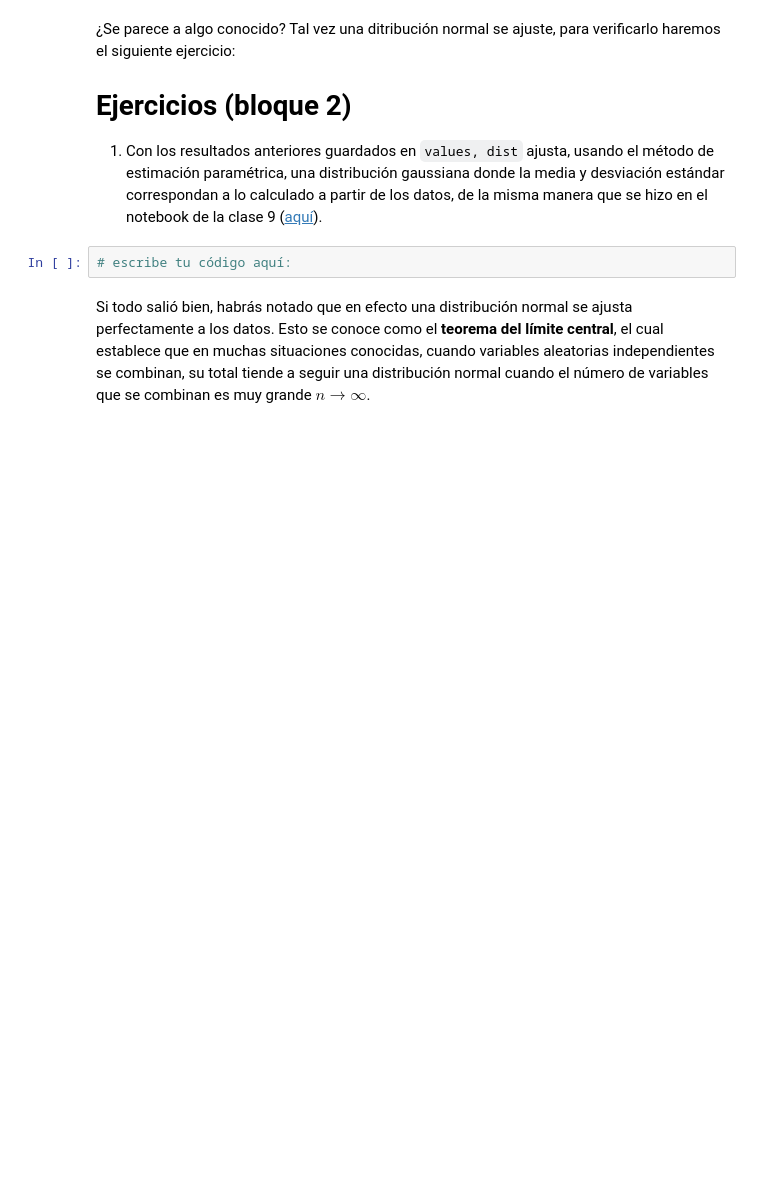
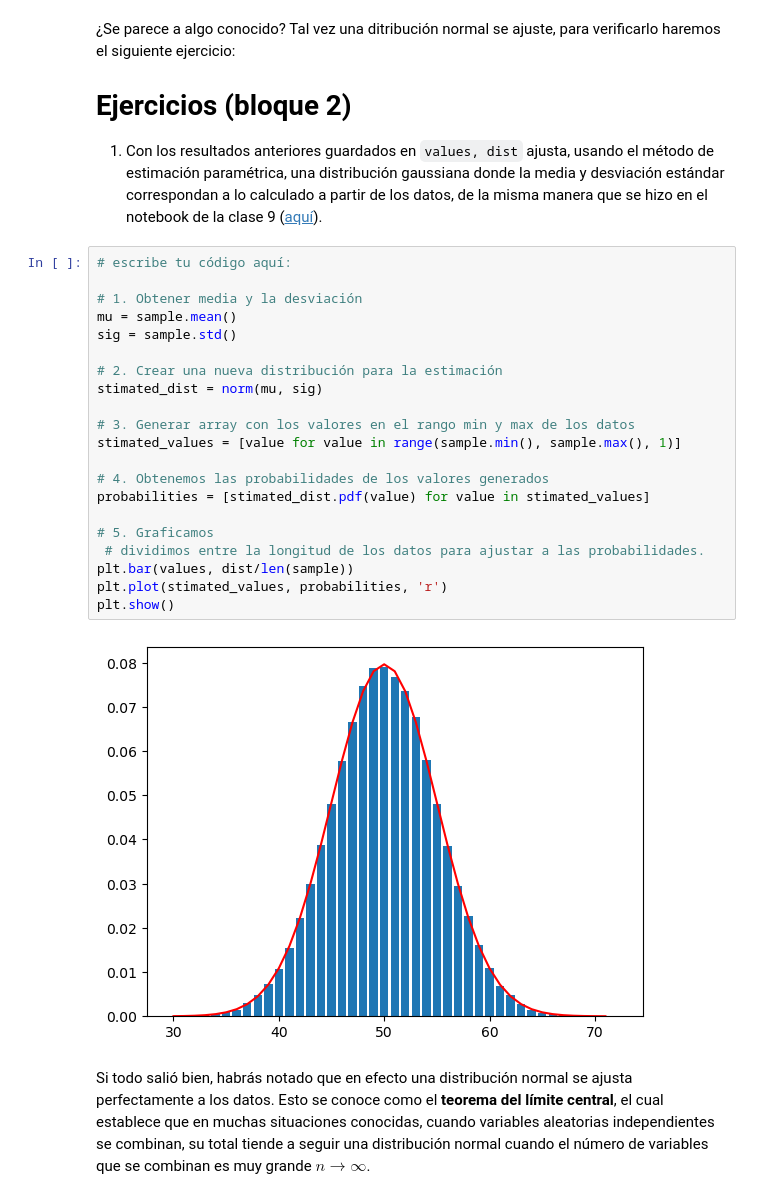
Before and after one commit to pahoalapizco/matematicas-data-science, a Jupyter notebook: probabilidad/03_ejercicios_distribuciones_probabilidad_continuas.ipynb, the cells around one changed output. Saved outputs shown, nothing was run; the diff lists cells and outputs as text; blank space fills up the shorter version.

Commit message:
:white_check_mark: Probabilidad - Ejercicio 03

```diff
--- a/probabilidad/03_ejercicios_distribuciones_probabilidad_continuas.ipynb
+++ b/probabilidad/03_ejercicios_distribuciones_probabilidad_continuas.ipynb
@@ -94,7 +111,28 @@ plt.bar(values, dist)
 # Ejercicios (bloque 2)
 
 1. Con los resultados anteriores guardados en `values, dist` ajusta, usando el método de estimación paramétrica, una distribución gaussiana donde la media y desviación estándar correspondan a lo calculado a partir de los datos, de la misma manera que se hizo en el notebook de la clase 9 ([aquí](https://colab.research.google.com/drive/1weFtkmxdn_WnGW582Xugj9t7Mjzxis5b?usp=sharing)).
-# %%
-# escribe tu código aquí:
+# %%
+# escribe tu código aquí:
+
+# 1. Obtener media y la desviación
+mu = sample.mean()
+sig = sample.std()
+
+# 2. Crear una nueva distribución para la estimación
+stimated_dist = norm(mu, sig)
+
+# 3. Generar array con los valores en el rango min y max de los datos
+stimated_values = [value for value in range(sample.min(), sample.max(), 1)]
+
+# 4. Obtenemos las probabilidades de los valores generados
+probabilities = [stimated_dist.pdf(value) for value in stimated_values]
+
+# 5. Graficamos
+ # dividimos entre la longitud de los datos para ajustar a las probabilidades.
+plt.bar(values, dist/len(sample))
+plt.plot(stimated_values, probabilities, 'r')
+plt.show()
+# %% [output]
+[figure, added]
 # %% [markdown]
 Si todo salió bien, habrás notado que en efecto una distribución normal se ajusta perfectamente a los datos. Esto se conoce como el **teorema del límite central**, el cual establece que en muchas situaciones conocidas, cuando variables aleatorias independientes se combinan, su total tiende a seguir una distribución normal cuando el número de variables que se combinan es muy grande $n \rightarrow \infty$.
```
Also changed, not shown: parts of 5 cells of this notebook.
